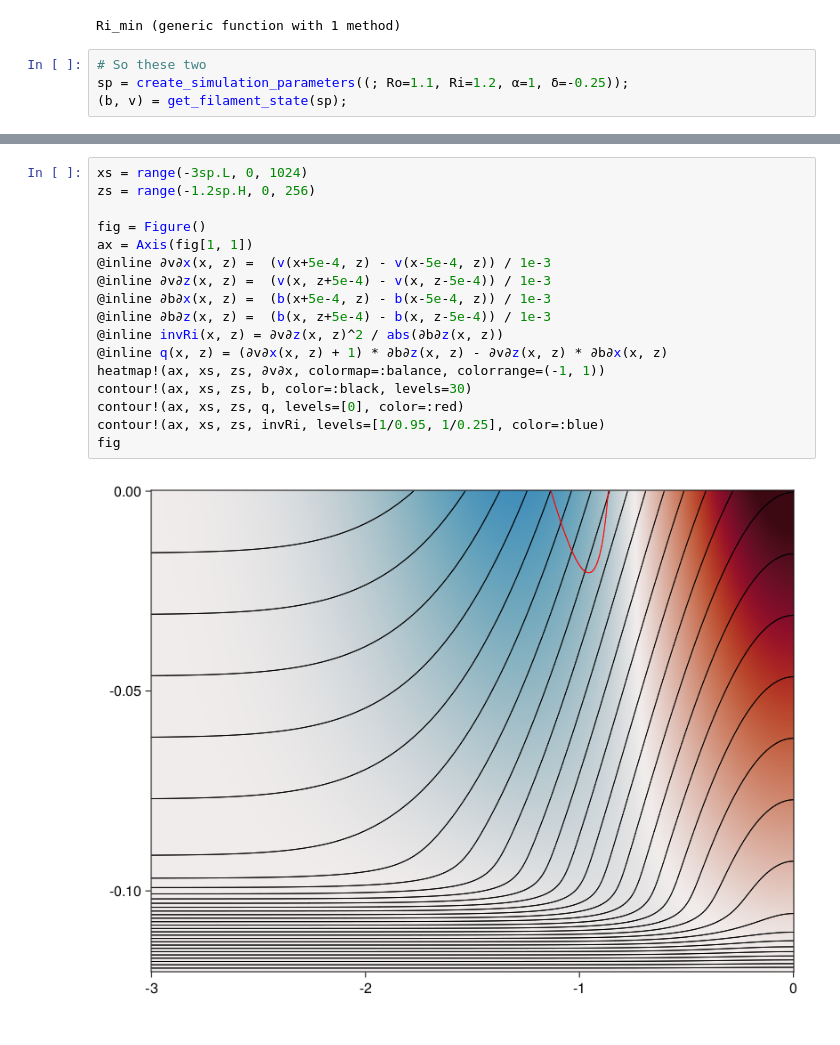
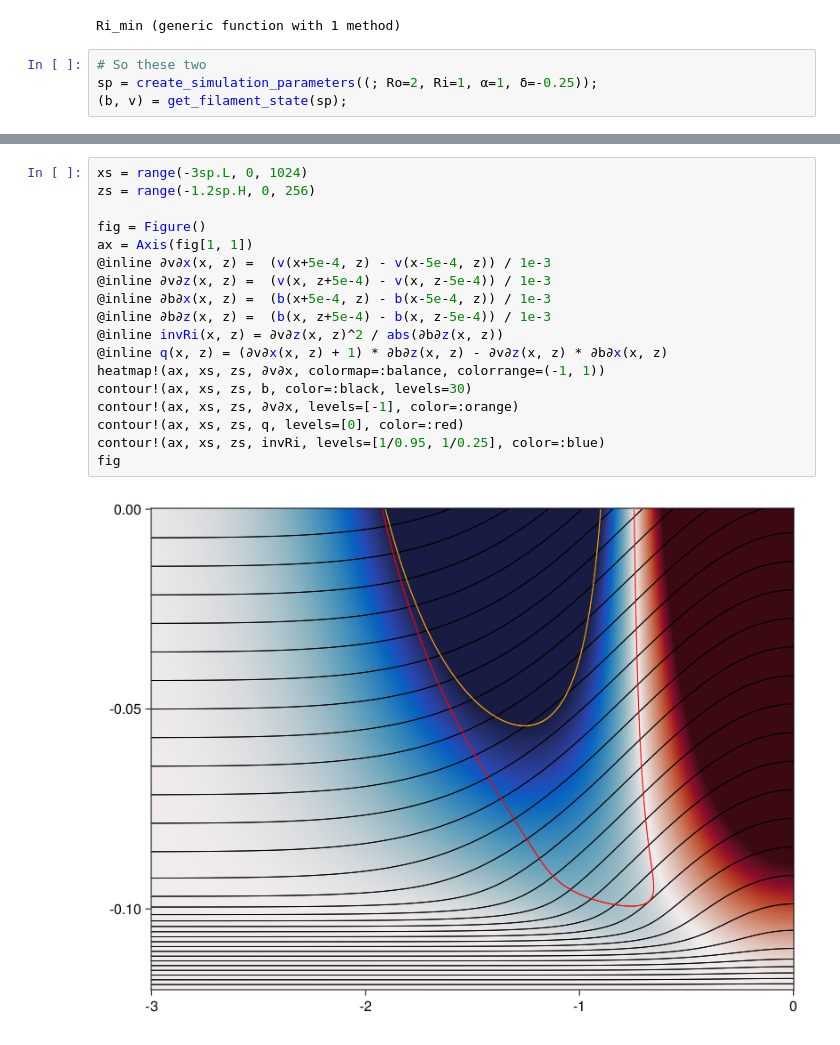
Before and after one commit to erin-atkinson/filament-instability, a Jupyter notebook: FilamentShape.ipynb, the cells around one changed output, grey strips where cells are left out. Saved outputs shown, nothing was run; the diff lists cells and outputs as text.

```diff
--- a/FilamentShape.ipynb
+++ b/FilamentShape.ipynb
@@ -9,7 +9,7 @@ include("src/filament_state.jl")
 Ri_min (generic function with 1 method)
 # %%
 # So these two
-sp = create_simulation_parameters((; Ro=1.1, Ri=1.2, α=1, δ=-0.25));
+sp = create_simulation_parameters((; Ro=2, Ri=1, α=1, δ=-0.25));
 (b, v) = get_filament_state(sp);
 # %% [output]
 ┌ Info: Created simulation parameters
@@ -34,19 +32,20 @@ sp = create_simulation_parameters((; Ro=1.1, Ri=1.2, α=1, δ=-0.25));
 # %%
 xs = range(-3sp.L, 0, 1024)
 zs = range(-1.2sp.H, 0, 256)
 
 fig = Figure()
 ax = Axis(fig[1, 1])
 @inline ∂v∂x(x, z) =  (v(x+5e-4, z) - v(x-5e-4, z)) / 1e-3
 @inline ∂v∂z(x, z) =  (v(x, z+5e-4) - v(x, z-5e-4)) / 1e-3
 @inline ∂b∂x(x, z) =  (b(x+5e-4, z) - b(x-5e-4, z)) / 1e-3
 @inline ∂b∂z(x, z) =  (b(x, z+5e-4) - b(x, z-5e-4)) / 1e-3
 @inline invRi(x, z) = ∂v∂z(x, z)^2 / abs(∂b∂z(x, z))
 @inline q(x, z) = (∂v∂x(x, z) + 1) * ∂b∂z(x, z) - ∂v∂z(x, z) * ∂b∂x(x, z)
 heatmap!(ax, xs, zs, ∂v∂x, colormap=:balance, colorrange=(-1, 1))
 contour!(ax, xs, zs, b, color=:black, levels=30)
+contour!(ax, xs, zs, ∂v∂x, levels=[-1], color=:orange)
 contour!(ax, xs, zs, q, levels=[0], color=:red)
 contour!(ax, xs, zs, invRi, levels=[1/0.95, 1/0.25], color=:blue)
 fig
 # %% [output]
-[figure, old version]
+[figure, new version]
```
Also changed, not shown: parts of 1 cell of this notebook, 23 other files.
